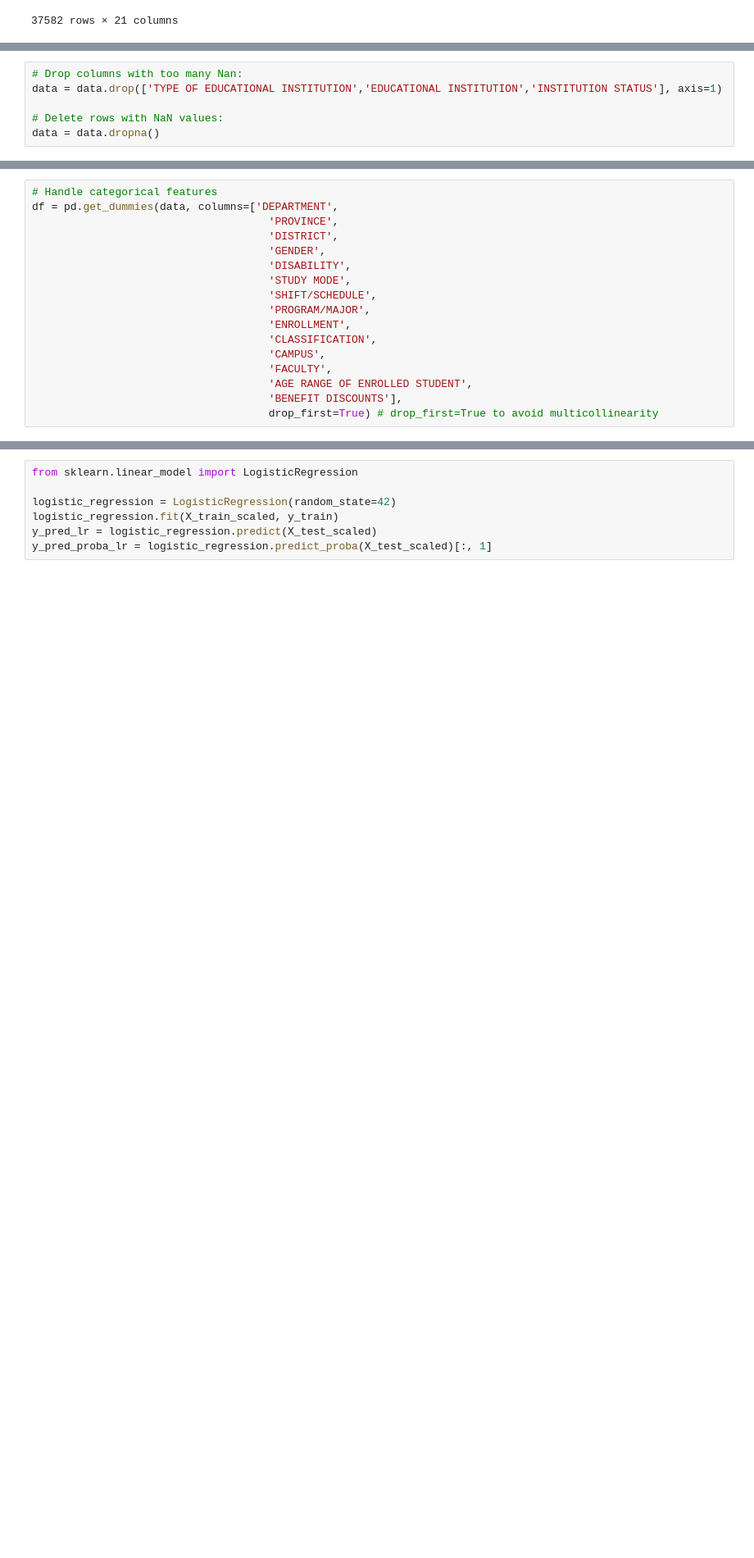
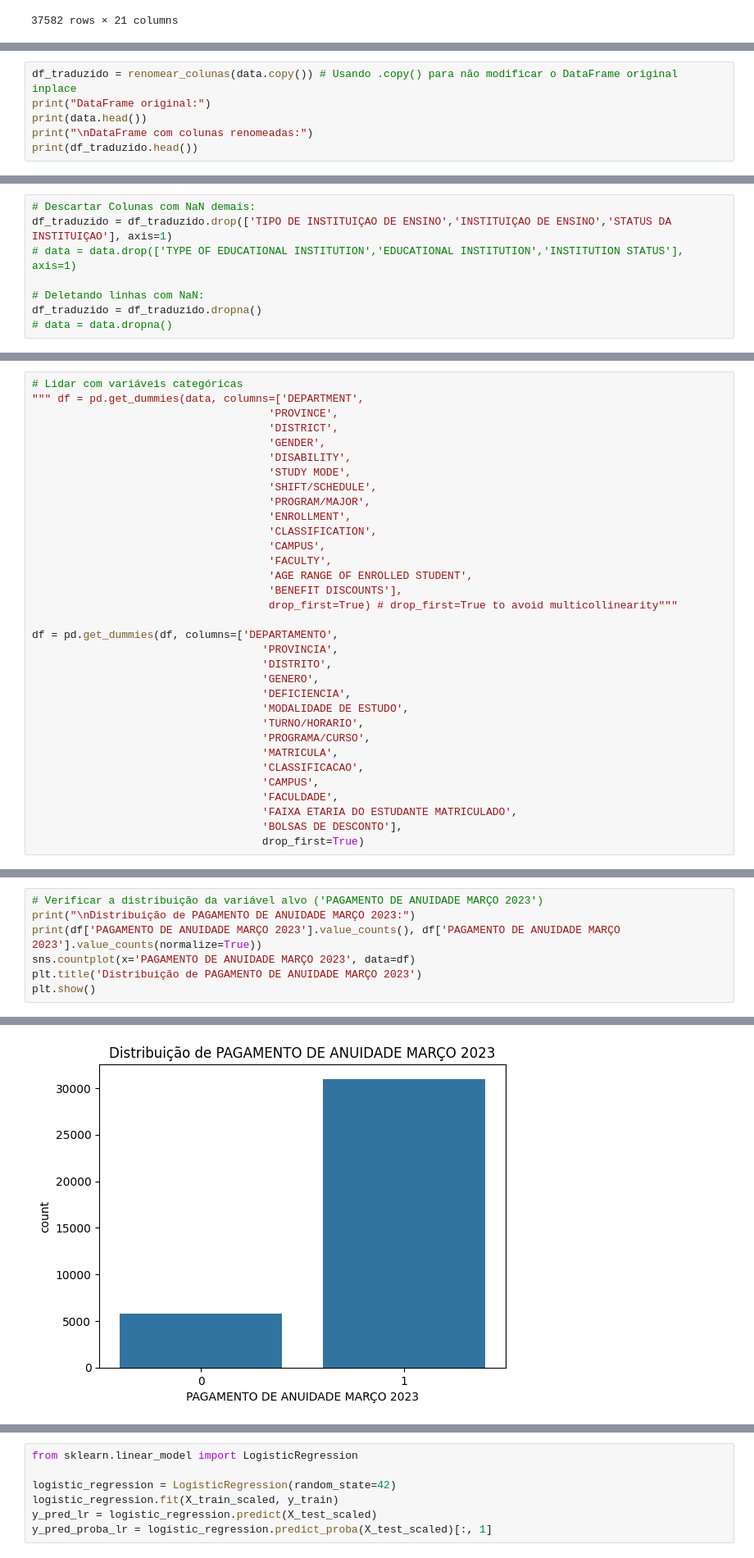
Before and after one commit to beabento/AprendizagemSupervisionada, a Jupyter notebook: projeto_escola_peru.ipynb, the cells around one changed output, grey strips where cells are left out. Shown at 82% size. Saved outputs shown, nothing was run; the diff lists cells and outputs as text; blank space fills up the shorter version.

Commit message:
Tradução para o português

```diff
--- a/projeto_escola_peru.ipynb
+++ b/projeto_escola_peru.ipynb
@@ -82,0 +159,6 @@ data
+# %%
+df_traduzido = renomear_colunas(data.copy()) # Usando .copy() para não modificar o DataFrame original inplace
+print("DataFrame original:")
+print(data.head())
+print("\nDataFrame com colunas renomeadas:")
+print(df_traduzido.head())
@@ -125,7 +244,9 @@ AT-RISK COURSE                         0
 dtype: int64
 # %%
-# Drop columns with too many Nan:
-data = data.drop(['TYPE OF EDUCATIONAL INSTITUTION','EDUCATIONAL INSTITUTION','INSTITUTION STATUS'], axis=1)
+# Descartar Colunas com NaN demais:
+df_traduzido = df_traduzido.drop(['TIPO DE INSTITUIÇAO DE ENSINO','INSTITUIÇAO DE ENSINO','STATUS DA INSTITUIÇAO'], axis=1)
+# data = data.drop(['TYPE OF EDUCATIONAL INSTITUTION','EDUCATIONAL INSTITUTION','INSTITUTION STATUS'], axis=1)
 
-# Delete rows with NaN values:
-data = data.dropna()
+# Deletando linhas com NaN:
+df_traduzido = df_traduzido.dropna()
+# data = data.dropna()
@@ -197,8 +315,8 @@ Unique values in column 'AT-RISK COURSE':
 [0 2 1 3 5 4]
 ------------------------------
 # %%
-# Handle categorical features
-df = pd.get_dummies(data, columns=['DEPARTMENT',
+# Lidar com variáveis categóricas
+""" df = pd.get_dummies(data, columns=['DEPARTMENT',
                                      'PROVINCE',
                                      'DISTRICT',
                                      'GENDER',
@@ -212,5 +330,21 @@ df = pd.get_dummies(data, columns=['DEPARTMENT',
                                      'FACULTY',
                                      'AGE RANGE OF ENROLLED STUDENT',
                                      'BENEFIT DISCOUNTS'],
-                                     drop_first=True) # drop_first=True to avoid multicollinearity
+                                     drop_first=True) # drop_first=True to avoid multicollinearity"""
+
+df = pd.get_dummies(df, columns=['DEPARTAMENTO',
+                                    'PROVINCIA',
+                                    'DISTRITO',
+                                    'GENERO',
+                                    'DEFICIENCIA',
+                                    'MODALIDADE DE ESTUDO',
+                                    'TURNO/HORARIO',
+                                    'PROGRAMA/CURSO',
+                                    'MATRICULA',
+                                    'CLASSIFICACAO',
+                                    'CAMPUS',
+                                    'FACULDADE',
+                                    'FAIXA ETARIA DO ESTUDANTE MATRICULADO',
+                                    'BOLSAS DE DESCONTO'],
+                                    drop_first=True)
 # %%
@@ -265,0 +382,8 @@ Feature engineering:
+# %%
+# Verificar a distribuição da variável alvo ('PAGAMENTO DE ANUIDADE MARÇO 2023')
+print("\nDistribuição de PAGAMENTO DE ANUIDADE MARÇO 2023:")
+print(df['PAGAMENTO DE ANUIDADE MARÇO 2023'].value_counts(), df['PAGAMENTO DE ANUIDADE MARÇO 2023'].value_counts(normalize=True))
+sns.countplot(x='PAGAMENTO DE ANUIDADE MARÇO 2023', data=df)
+plt.title('Distribuição de PAGAMENTO DE ANUIDADE MARÇO 2023')
+plt.show()
+# %% [output]
@@ -265,0 +398 @@ Feature engineering:
+[figure, added]
```
Also changed, not shown: parts of 29 cells of this notebook.
